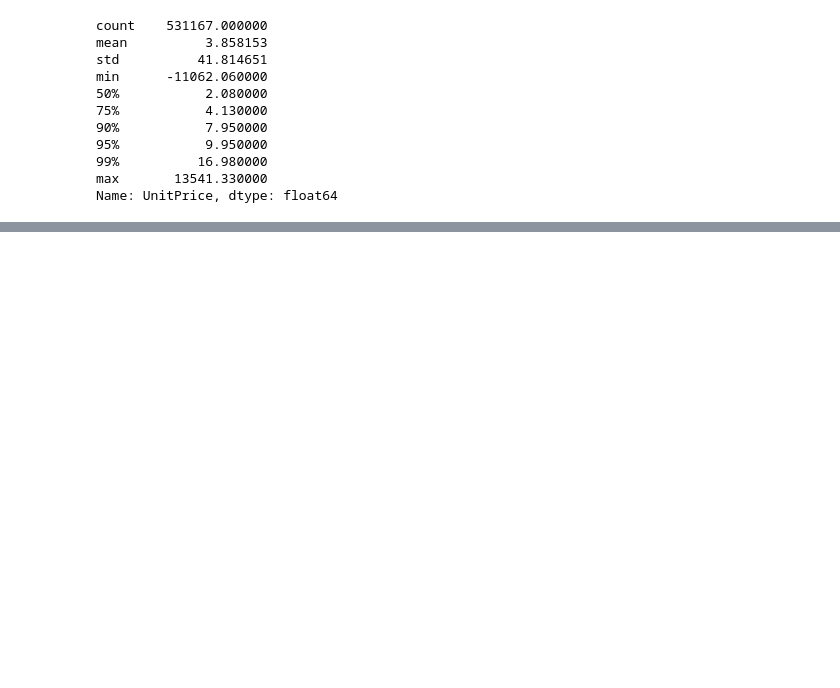
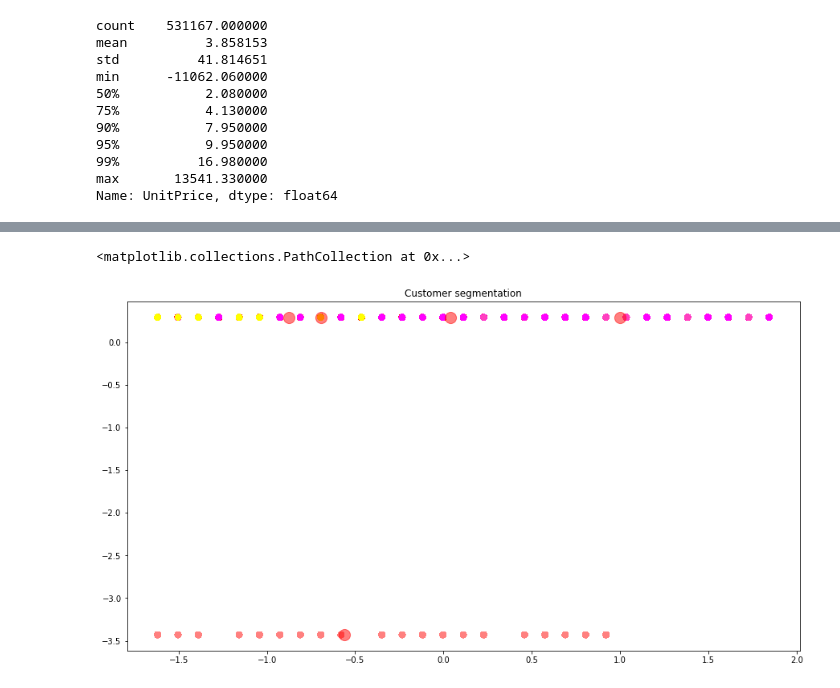
Before and after one commit to Mmbsaksd/Customer-segmentation, a Jupyter notebook: Customer_Segmentation.ipynb, the cells around one changed output, grey strips where cells are left out. Cells and saved outputs as stored; diff of their text form; code cells hidden in the pictures; blank space fills up the shorter version.

```diff
--- a/Customer_Segmentation.ipynb
+++ b/Customer_Segmentation.ipynb
@@ -483,0 +464,15 @@ memory usage: 60.8+ MB
+# %%
+#Implimenting kmean with optimized k value
+kmeans = KMeans(n_clusters=5, init='k-means++',max_iter=1000)
+y_kmeans = kmeans.fit_predict(x)
+
+#Plotting revised k value model
+plt.figure(figsize=(15,8))
+plt.title('Customer segmentation')
+plt.scatter(x[:,0], x[:,1], c=y_kmeans, s=50, cmap='spring')
+
+centers = kmeans.cluster_centers_
+plt.scatter(centers[:,0], centers[:,1], c='red', s=200, alpha=0.5)
+# %% [output]
+<matplotlib.collections.PathCollection at 0x...>
+[figure, added]
```
Also changed, not shown: parts of 11 cells of this notebook.
